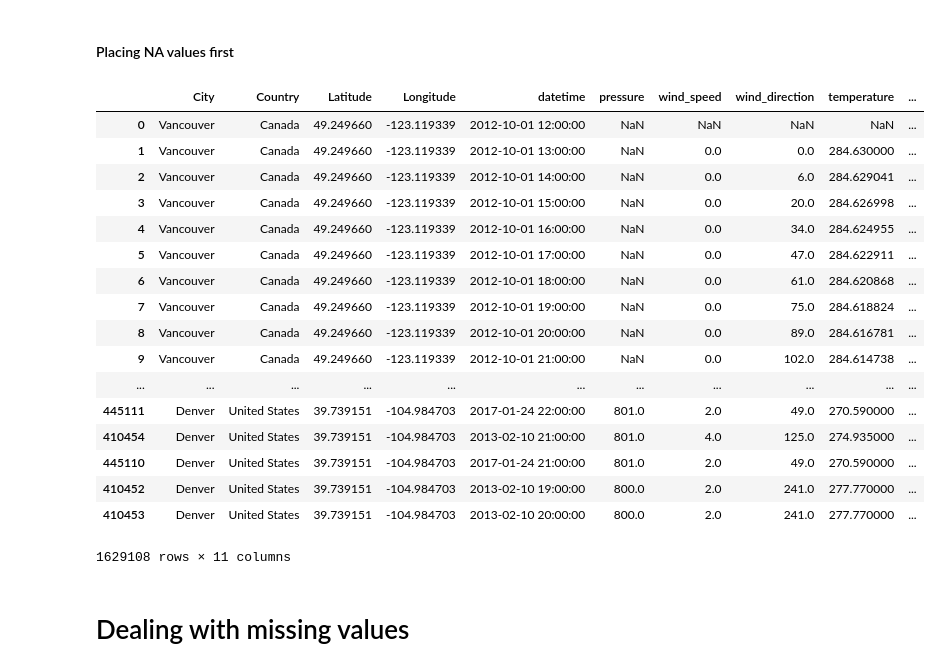
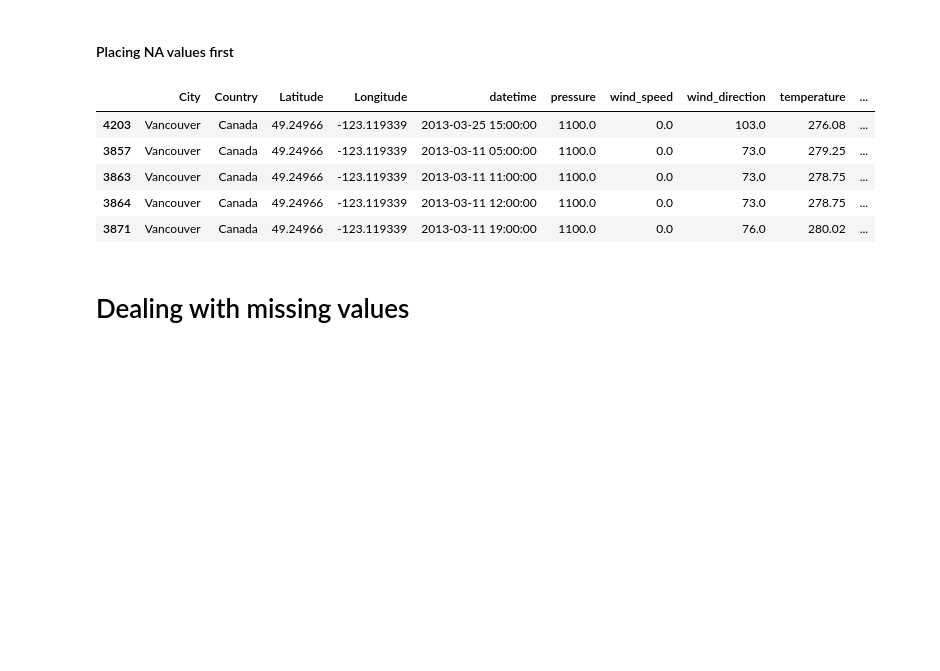
Before and after one commit to chengyin38/datafest19_tutorial, a Jupyter notebook: Tutorial_Data_Exploration.ipynb, the cells around one changed output. Saved outputs shown, nothing was run; the diff lists cells and outputs as text; code cells hidden in the pictures; blank space fills up the shorter version.

```diff
--- a/Tutorial_Data_Exploration.ipynb
+++ b/Tutorial_Data_Exploration.ipynb
@@ -278,26 +266,14 @@ df_merged.sort_values(by=['pressure', 'humidity'])
 # %% [markdown]
 #### Placing NA values first
 # %%
-df_merged.sort_values(by='pressure', ascending=False, na_position='first')
+df_merged.sort_values(by='pressure', ascending=False, na_position='first').head()
 # %% [output]
 |  | City | Country | Latitude | Longitude | datetime | pressure | wind_speed | wind_direction | temperature | ... |
-| 0 | Vancouver | Canada | 49.249660 | -123.119339 | 2012-10-01 12:00:00 | NaN | NaN | NaN | NaN | ... |
-| 1 | Vancouver | Canada | 49.249660 | -123.119339 | 2012-10-01 13:00:00 | NaN | 0.0 | 0.0 | 284.630000 | ... |
-| 2 | Vancouver | Canada | 49.249660 | -123.119339 | 2012-10-01 14:00:00 | NaN | 0.0 | 6.0 | 284.629041 | ... |
-| 3 | Vancouver | Canada | 49.249660 | -123.119339 | 2012-10-01 15:00:00 | NaN | 0.0 | 20.0 | 284.626998 | ... |
-| 4 | Vancouver | Canada | 49.249660 | -123.119339 | 2012-10-01 16:00:00 | NaN | 0.0 | 34.0 | 284.624955 | ... |
-| 5 | Vancouver | Canada | 49.249660 | -123.119339 | 2012-10-01 17:00:00 | NaN | 0.0 | 47.0 | 284.622911 | ... |
-| 6 | Vancouver | Canada | 49.249660 | -123.119339 | 2012-10-01 18:00:00 | NaN | 0.0 | 61.0 | 284.620868 | ... |
-| 7 | Vancouver | Canada | 49.249660 | -123.119339 | 2012-10-01 19:00:00 | NaN | 0.0 | 75.0 | 284.618824 | ... |
-| 8 | Vancouver | Canada | 49.249660 | -123.119339 | 2012-10-01 20:00:00 | NaN | 0.0 | 89.0 | 284.616781 | ... |
-| 9 | Vancouver | Canada | 49.249660 | -123.119339 | 2012-10-01 21:00:00 | NaN | 0.0 | 102.0 | 284.614738 | ... |
-| ... | ... | ... | ... | ... | ... | ... | ... | ... | ... | ... |
-| 445111 | Denver | United States | 39.739151 | -104.984703 | 2017-01-24 22:00:00 | 801.0 | 2.0 | 49.0 | 270.590000 | ... |
-| 410454 | Denver | United States | 39.739151 | -104.984703 | 2013-02-10 21:00:00 | 801.0 | 4.0 | 125.0 | 274.935000 | ... |
-| 445110 | Denver | United States | 39.739151 | -104.984703 | 2017-01-24 21:00:00 | 801.0 | 2.0 | 49.0 | 270.590000 | ... |
-| 410452 | Denver | United States | 39.739151 | -104.984703 | 2013-02-10 19:00:00 | 800.0 | 2.0 | 241.0 | 277.770000 | ... |
-| 410453 | Denver | United States | 39.739151 | -104.984703 | 2013-02-10 20:00:00 | 800.0 | 2.0 | 241.0 | 277.770000 | ... |
+| 4203 | Vancouver | Canada | 49.24966 | -123.119339 | 2013-03-25 15:00:00 | 1100.0 | 0.0 | 103.0 | 276.08 | ... |
+| 3857 | Vancouver | Canada | 49.24966 | -123.119339 | 2013-03-11 05:00:00 | 1100.0 | 0.0 | 73.0 | 279.25 | ... |
+| 3863 | Vancouver | Canada | 49.24966 | -123.119339 | 2013-03-11 11:00:00 | 1100.0 | 0.0 | 73.0 | 278.75 | ... |
+| 3864 | Vancouver | Canada | 49.24966 | -123.119339 | 2013-03-11 12:00:00 | 1100.0 | 0.0 | 73.0 | 278.75 | ... |
+| 3871 | Vancouver | Canada | 49.24966 | -123.119339 | 2013-03-11 19:00:00 | 1100.0 | 0.0 | 76.0 | 280.02 | ... |
-1629108 rows × 11 columns
 # %% [markdown]
 # Dealing with missing values
 # %% [markdown]
```
Also changed, not shown: parts of 3 cells of this notebook.
